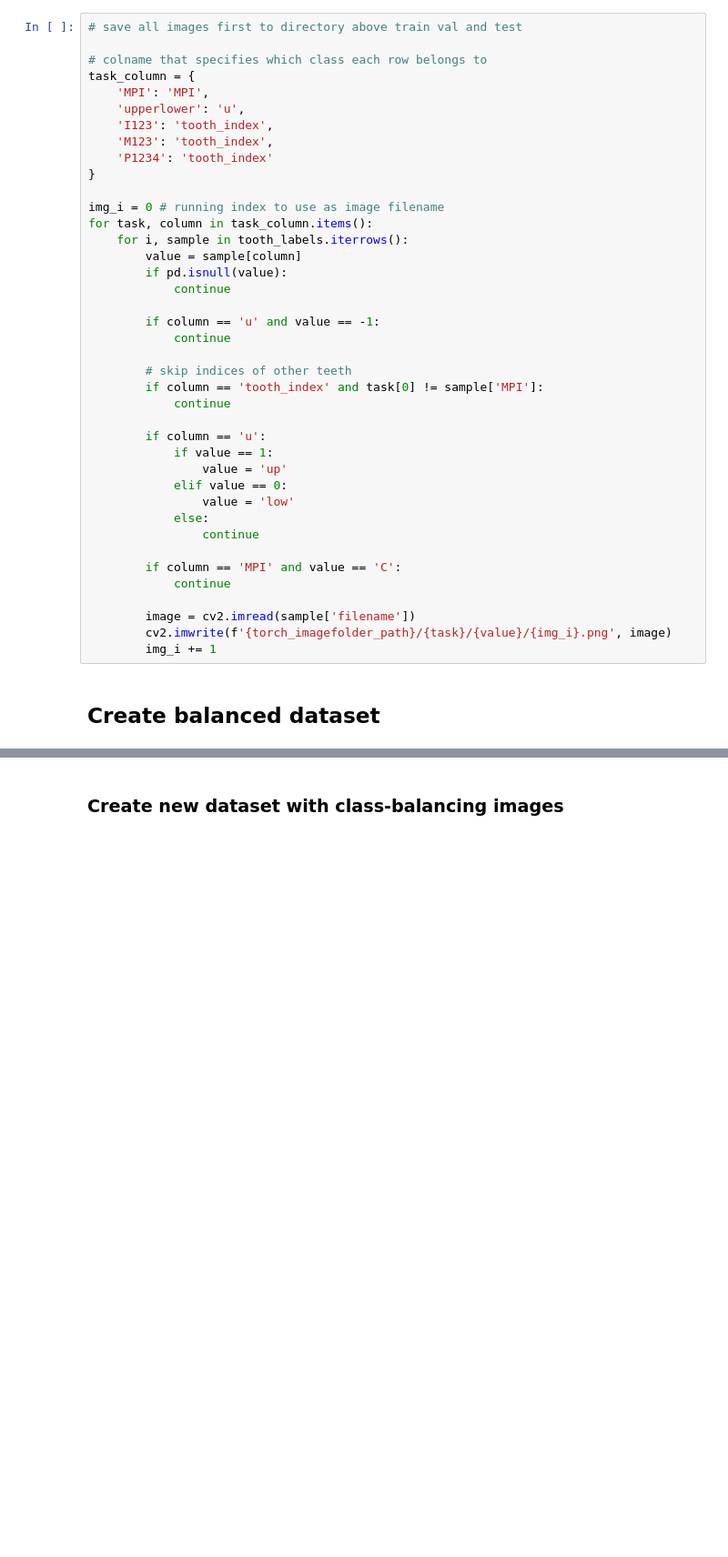
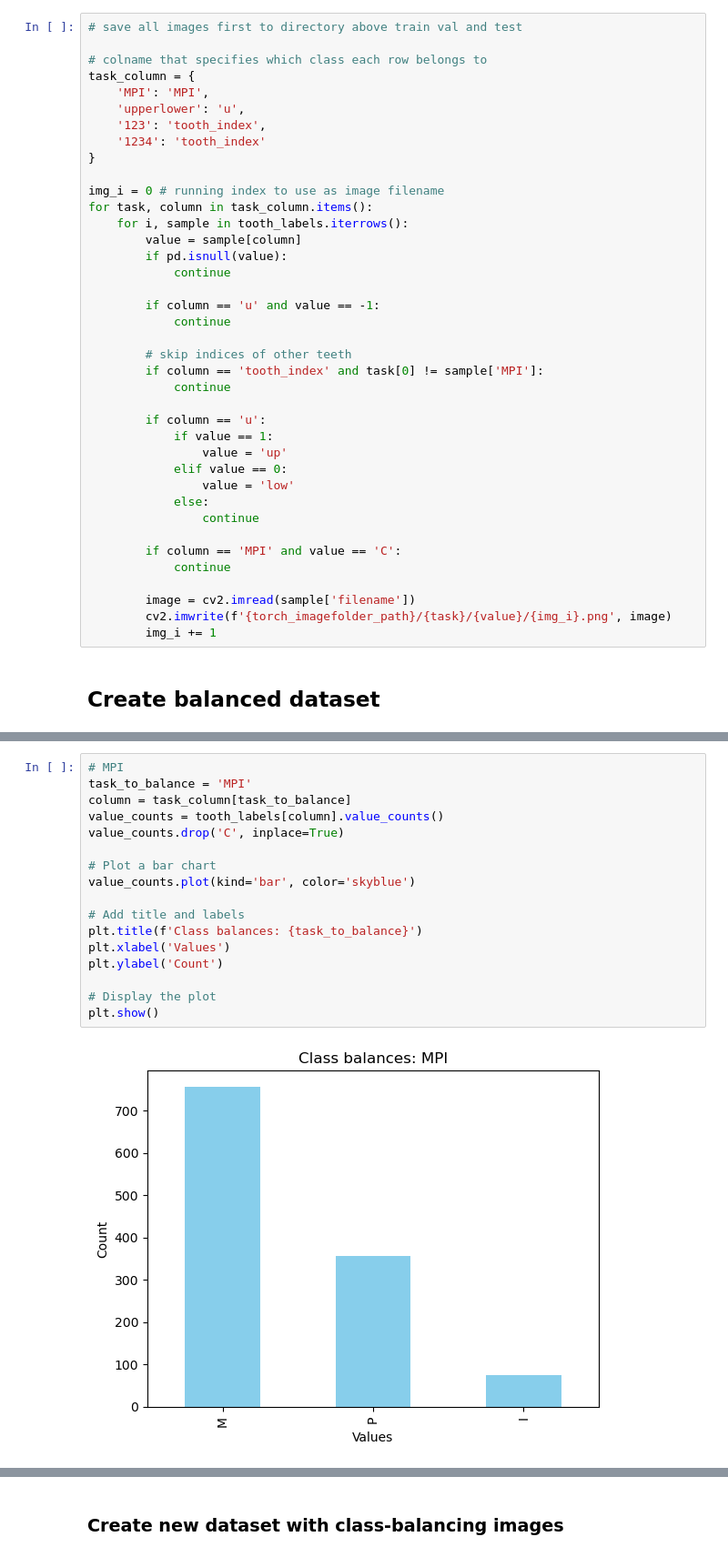
Before and after one commit to korolainenriikka/thesis, a Jupyter notebook: code/data_cleaning/data_to_imagefolder.ipynb, the cells around one changed output, grey strips where cells are left out. Shown at 91% size. Cells and saved outputs as stored; diff of their text form; blank space fills up the shorter version.

Commit message:
Build index number models

```diff
--- a/code/data_cleaning/data_to_imagefolder.ipynb
+++ b/code/data_cleaning/data_to_imagefolder.ipynb
@@ -119,9 +122,8 @@ torch_imagefolder_path
 task_column = {
     'MPI': 'MPI',
     'upperlower': 'u',
-    'I123': 'tooth_index',
-    'M123': 'tooth_index',
-    'P1234': 'tooth_index'
+    '123': 'tooth_index',
+    '1234': 'tooth_index'
 }
 
 img_i = 0 # running index to use as image filename
@@ -171,3 +174,22 @@ plt.ylabel('Count')
 plt.show()
 # %% [output]
 [figure]
+# %%
+# MPI
+task_to_balance = 'MPI'
+column = task_column[task_to_balance]
+value_counts = tooth_labels[column].value_counts()
+value_counts.drop('C', inplace=True)
+
+# Plot a bar chart
+value_counts.plot(kind='bar', color='skyblue')
+
+# Add title and labels
+plt.title(f'Class balances: {task_to_balance}')
+plt.xlabel('Values')
+plt.ylabel('Count')
+
+# Display the plot
+plt.show()
+# %% [output]
+[figure, added]
```
Also changed, not shown: parts of 14 cells of this notebook, 4 other files.
